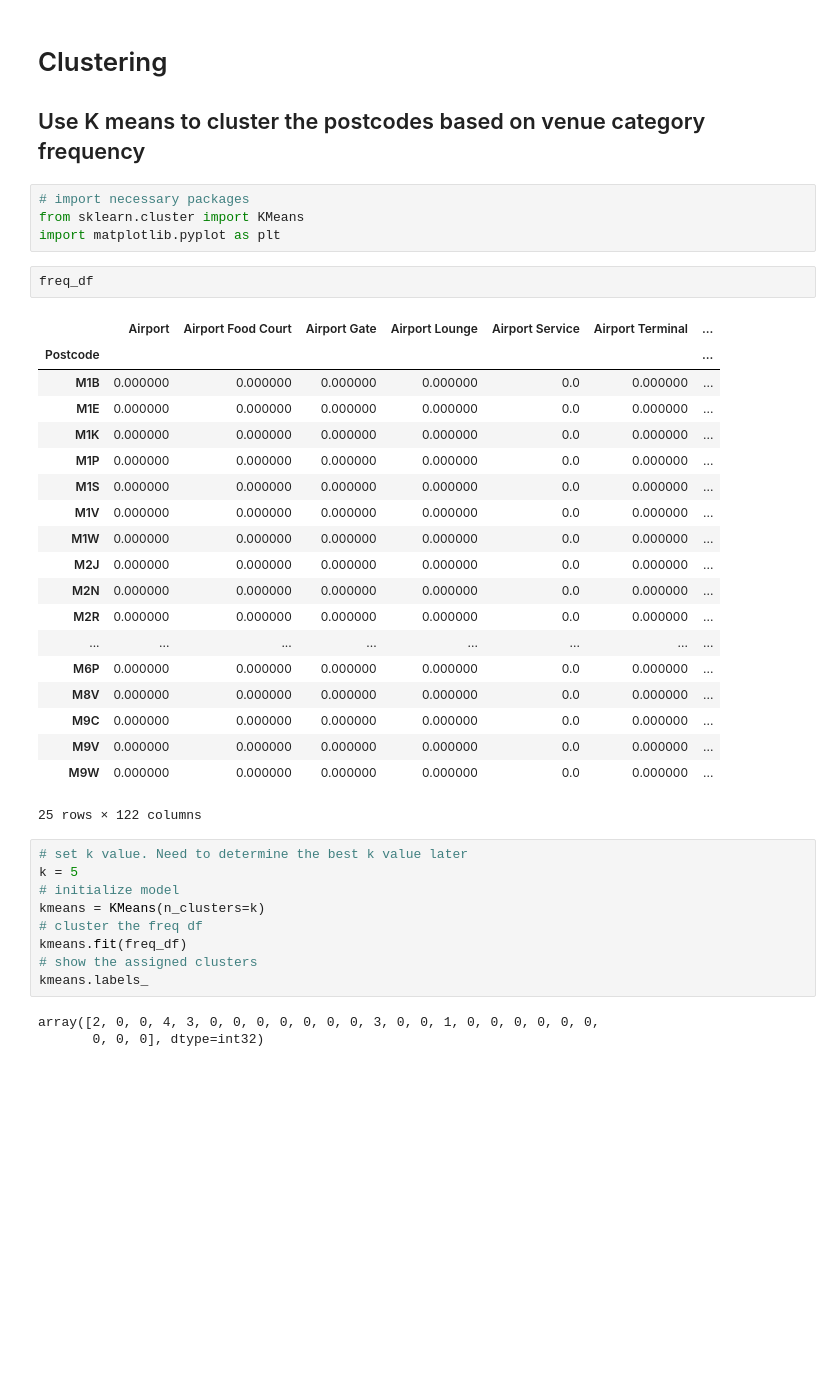
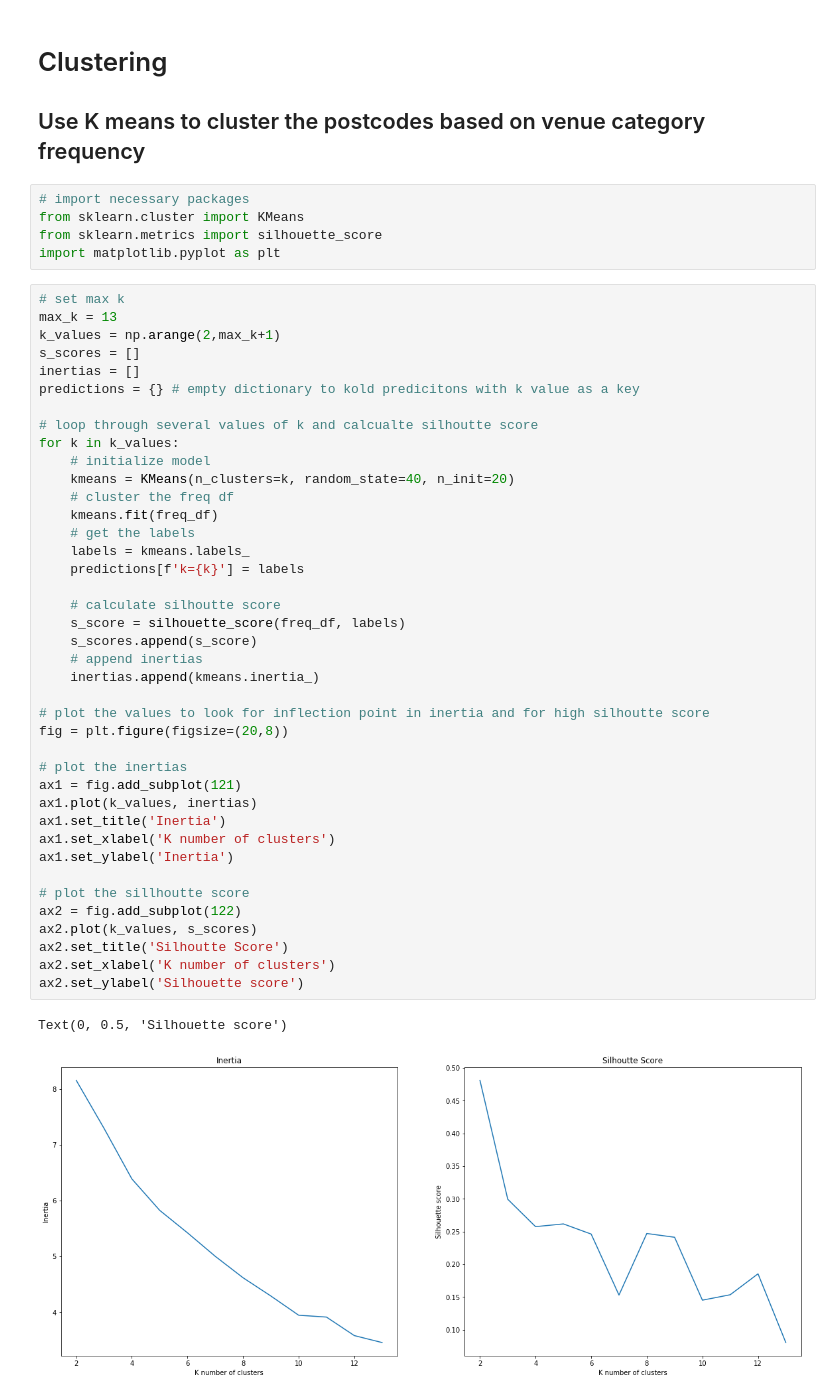
Before and after one commit to Ajstanley89/Battle-of-the-Neighborhoods, a Jupyter notebook: Clustering Toronto Neighborhoods.ipynb, the cells around one changed output. Cells and saved outputs as stored; diff of their text form; blank space fills up the shorter version.

```diff
--- a/Clustering Toronto Neighborhoods.ipynb
+++ b/Clustering Toronto Neighborhoods.ipynb
@@ -663,38 +554,48 @@ hood_categories_df.head(10)
 # %%
 # import necessary packages
 from sklearn.cluster import KMeans
+from sklearn.metrics import silhouette_score
 import matplotlib.pyplot as plt
-# %%
-freq_df
-# %% [output]
-|  | Airport | Airport Food Court | Airport Gate | Airport Lounge | Airport Service | Airport Terminal | ... |
-| Postcode |  |  |  |  |  |  | ... |
-| M1B | 0.000000 | 0.000000 | 0.000000 | 0.000000 | 0.0 | 0.000000 | ... |
-| M1E | 0.000000 | 0.000000 | 0.000000 | 0.000000 | 0.0 | 0.000000 | ... |
-| M1K | 0.000000 | 0.000000 | 0.000000 | 0.000000 | 0.0 | 0.000000 | ... |
-| M1P | 0.000000 | 0.000000 | 0.000000 | 0.000000 | 0.0 | 0.000000 | ... |
-| M1S | 0.000000 | 0.000000 | 0.000000 | 0.000000 | 0.0 | 0.000000 | ... |
-| M1V | 0.000000 | 0.000000 | 0.000000 | 0.000000 | 0.0 | 0.000000 | ... |
-| M1W | 0.000000 | 0.000000 | 0.000000 | 0.000000 | 0.0 | 0.000000 | ... |
-| M2J | 0.000000 | 0.000000 | 0.000000 | 0.000000 | 0.0 | 0.000000 | ... |
-| M2N | 0.000000 | 0.000000 | 0.000000 | 0.000000 | 0.0 | 0.000000 | ... |
-| M2R | 0.000000 | 0.000000 | 0.000000 | 0.000000 | 0.0 | 0.000000 | ... |
-| ... | ... | ... | ... | ... | ... | ... | ... |
-| M6P | 0.000000 | 0.000000 | 0.000000 | 0.000000 | 0.0 | 0.000000 | ... |
-| M8V | 0.000000 | 0.000000 | 0.000000 | 0.000000 | 0.0 | 0.000000 | ... |
-| M9C | 0.000000 | 0.000000 | 0.000000 | 0.000000 | 0.0 | 0.000000 | ... |
-| M9V | 0.000000 | 0.000000 | 0.000000 | 0.000000 | 0.0 | 0.000000 | ... |
-| M9W | 0.000000 | 0.000000 | 0.000000 | 0.000000 | 0.0 | 0.000000 | ... |
-25 rows × 122 columns
-# %%
-# set k value. Need to determine the best k value later
-k = 5
-# initialize model
-kmeans = KMeans(n_clusters=k)
-# cluster the freq df
-kmeans.fit(freq_df)
-# show the assigned clusters
-kmeans.labels_
-# %% [output]
-array([2, 0, 0, 4, 3, 0, 0, 0, 0, 0, 0, 0, 3, 0, 0, 1, 0, 0, 0, 0, 0, 0,
-       0, 0, 0], dtype=int32)
+# %%
+# set max k
+max_k = 13
+k_values = np.arange(2,max_k+1)
+s_scores = []
+inertias = []
+predictions = {} # empty dictionary to kold predicitons with k value as a key
+
+# loop through several values of k and calcualte silhoutte score
+for k in k_values:
+    # initialize model
+    kmeans = KMeans(n_clusters=k, random_state=40, n_init=20)
+    # cluster the freq df
+    kmeans.fit(freq_df)
+    # get the labels
+    labels = kmeans.labels_
+    predictions[f'k={k}'] = labels
+
+    # calculate silhoutte score
+    s_score = silhouette_score(freq_df, labels)
+    s_scores.append(s_score)
+    # append inertias
+    inertias.append(kmeans.inertia_)
+
+# plot the values to look for inflection point in inertia and for high silhoutte score
+fig = plt.figure(figsize=(20,8))
+
+# plot the inertias
+ax1 = fig.add_subplot(121)
+ax1.plot(k_values, inertias)
+ax1.set_title('Inertia')
+ax1.set_xlabel('K number of clusters')
+ax1.set_ylabel('Inertia')
+
+# plot the sillhoutte score
+ax2 = fig.add_subplot(122)
+ax2.plot(k_values, s_scores)
+ax2.set_title('Silhoutte Score')
+ax2.set_xlabel('K number of clusters')
+ax2.set_ylabel('Silhouette score')
+# %% [output]
+Text(0, 0.5, 'Silhouette score')
+[figure, added]
```
Also changed, not shown: parts of 33 cells of this notebook.
